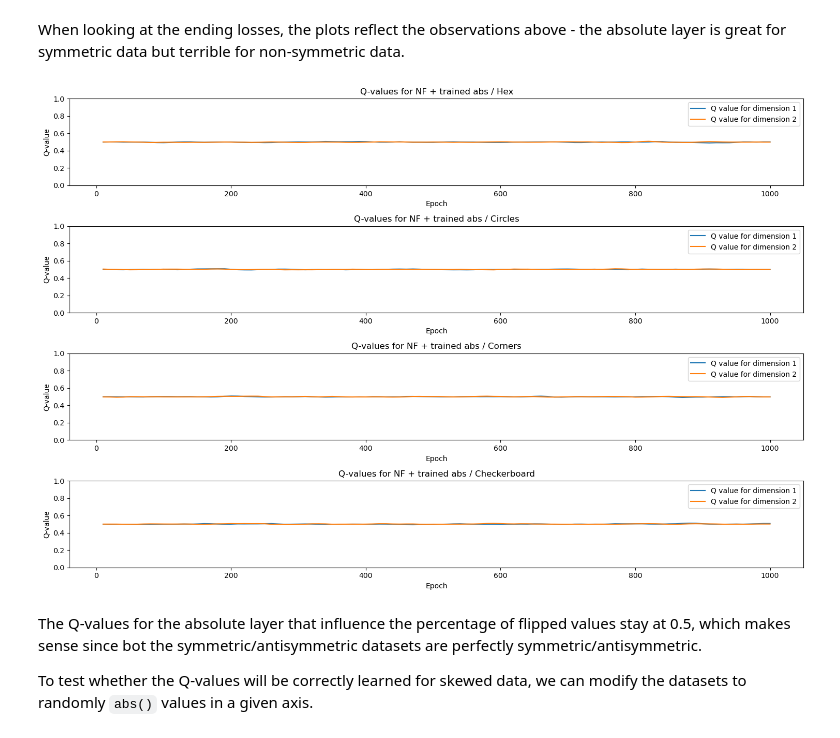
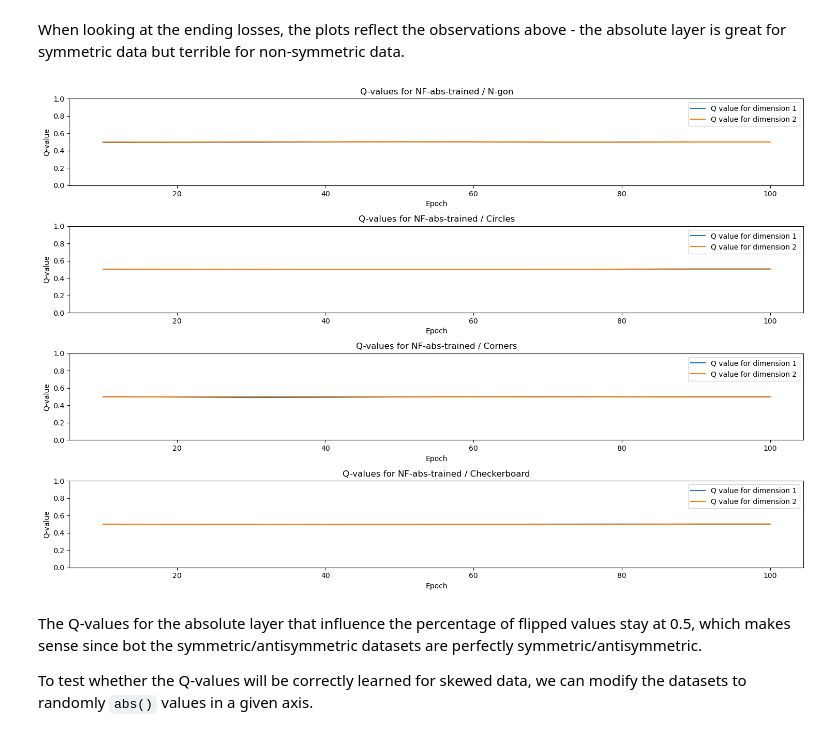
Before and after one commit to xiaoxiae/SurVAE-replication, a Jupyter notebook: notebooks/abs.ipynb, the cells around one changed output. Saved outputs shown, nothing was run; the diff lists cells and outputs as text; code cells hidden in the pictures.

```diff
--- a/notebooks/abs.ipynb
+++ b/notebooks/abs.ipynb
@@ -140,34 +150,42 @@ plt.show()
 # %% [markdown]
 When looking at the ending losses, the plots reflect the observations above - the absolute layer is great for symmetric data but terrible for non-symmetric data.
 # %%
-fig, axs = plt.subplots(len(default_dataset_names), 1, figsize=(15, 10))
+def plot_q_values(models, datasets):
+    model_count = max([j for _, j in models]) + 1
 
-for i, dataset_name in enumerate(default_dataset_names):
-    # We're interested in the last model - that is the one that changes the q
-    model, states = models[i, len(default_model_names) - 1]
+    fig, axs = plt.subplots(len(datasets), 1, figsize=(15, 10))
 
-    q1 = []
-    q2 = []
-    for epoch, (state_dict, _, _) in states.items():
-        model.load_state_dict(state_dict)
-        q1.append(model.layers[0].q[0].item())
-        q2.append(model.layers[0].q[1].item())
+    for i, dataset in enumerate(datasets):
+        # We're interested in the last model - that is the one that changes the q
+        model, states = models[i, model_count - 1]
 
-    epoch_values = list(states.keys())
+        q1 = []
+        q2 = []
+        for epoch, (state_dict, _, _) in states.items():
+            model.load_state_dict(state_dict)
 
-    axs[i].plot(epoch_values, q1, label="Q value for dimension 1")
-    axs[i].plot(epoch_values, q2, label="Q value for dimension 2")
-    axs[i].set_title(f'Q-values for {default_model_names[-1]} / {dataset_name}')
-    axs[i].set_xlabel('Epoch')
-    axs[i].set_ylabel('Q-value')
-    axs[i].set_ylim([0, 1])
-    axs[i].legend()
+            for l in model.layers:
+                if isinstance(l, AbsoluteUnit):
+                    q1.append(l.q[0].item())
+                    q2.append(l.q[1].item())
 
-# Adjust layout
-plt.tight_layout()
-plt.show()
+        epoch_values = list(states.keys())
+
+        axs[i].plot(epoch_values, q1, label="Q value for dimension 1")
+        axs[i].plot(epoch_values, q2, label="Q value for dimension 2")
+        axs[i].set_title(f'Q-values for {model.get_name()} / {dataset.get_name()}')
+        axs[i].set_xlabel('Epoch')
+        axs[i].set_ylabel('Q-value')
+        axs[i].set_ylim([0, 1])
+        axs[i].legend()
+
+    # Adjust layout
+    plt.tight_layout()
+    plt.show()
-# %% [output]
-[figure, removed]
+# %%
+plot_q_values(models, default_datasets)
+# %% [output]
+[figure, added]
 # %% [markdown]
 The Q-values for the absolute layer that influence the percentage of flipped values stay at 0.5, which makes sense since bot the symmetric/antisymmetric datasets are perfectly symmetric/antisymmetric.
 
```
Also changed, not shown: parts of 46 cells of this notebook, 2 other files.
